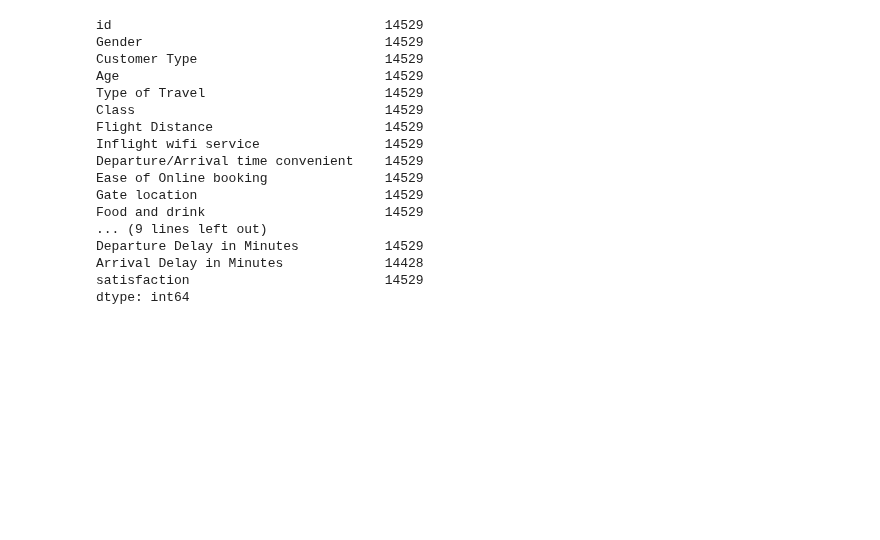
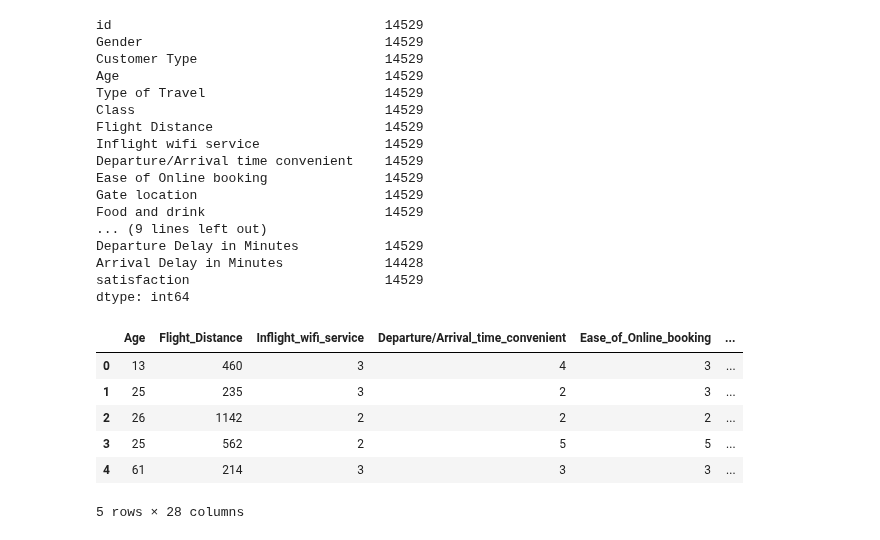
Before and after one commit to speplinski3/G3_Santander_Customer_Satisfaction, a Jupyter notebook: Airline_Customer_Satisfaction_ML_Wuyang.ipynb, the cells around one changed output. Cells and saved outputs as stored; diff of their text form; code cells hidden in the pictures; blank space fills up the shorter version.

```diff
--- a/Airline_Customer_Satisfaction_ML_Wuyang.ipynb
+++ b/Airline_Customer_Satisfaction_ML_Wuyang.ipynb
@@ -261,3 +306,14 @@ Departure Delay in Minutes           14529
 Arrival Delay in Minutes             14428
 satisfaction                         14529
 dtype: int64
+# %%
+X=pd.get_dummies(Airline_df,columns=['Gender','Customer_Type','Type_of_Travel','Class','satisfaction'])
+X.head()
+# %% [output]
+|  | Age | Flight_Distance | Inflight_wifi_service | Departure/Arrival_time_convenient | Ease_of_Online_booking | ... |
+| 0 | 13 | 460 | 3 | 4 | 3 | ... |
+| 1 | 25 | 235 | 3 | 2 | 3 | ... |
+| 2 | 26 | 1142 | 2 | 2 | 2 | ... |
+| 3 | 25 | 562 | 2 | 5 | 5 | ... |
+| 4 | 61 | 214 | 3 | 3 | 3 | ... |
+5 rows × 28 columns
```
Also changed, not shown: parts of 7 cells of this notebook.
